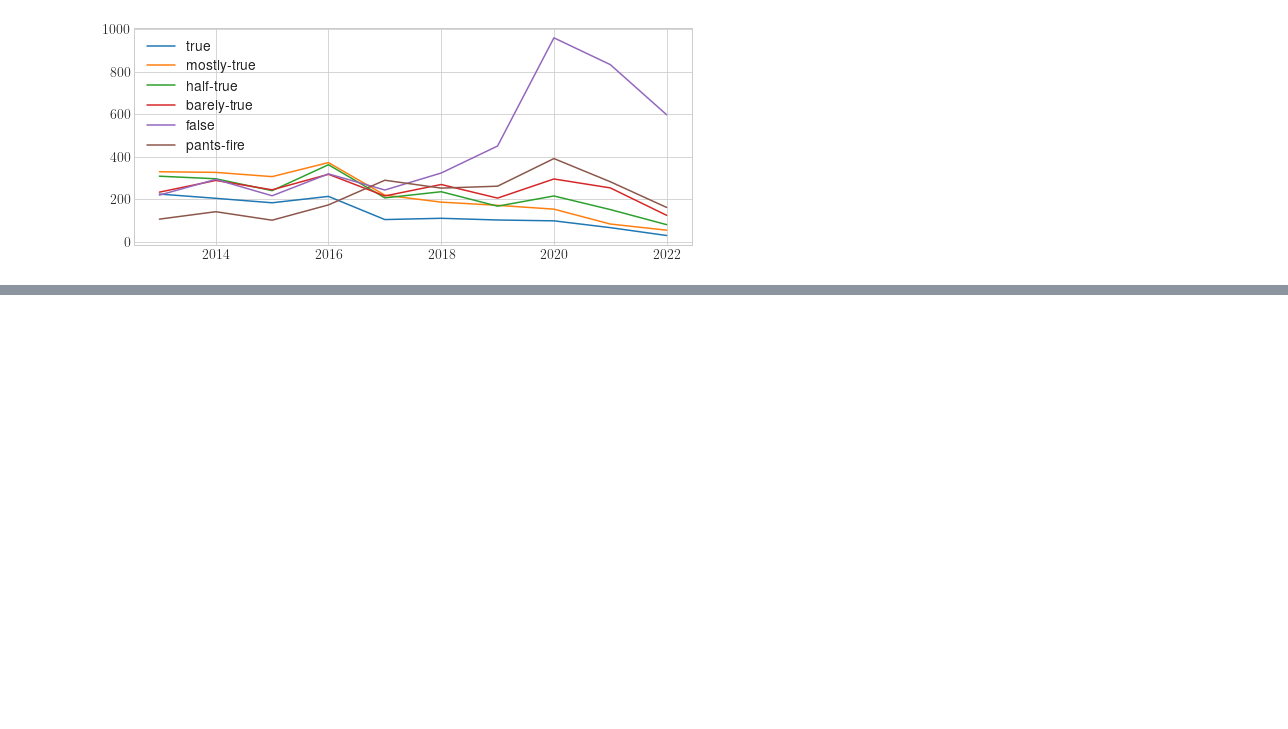
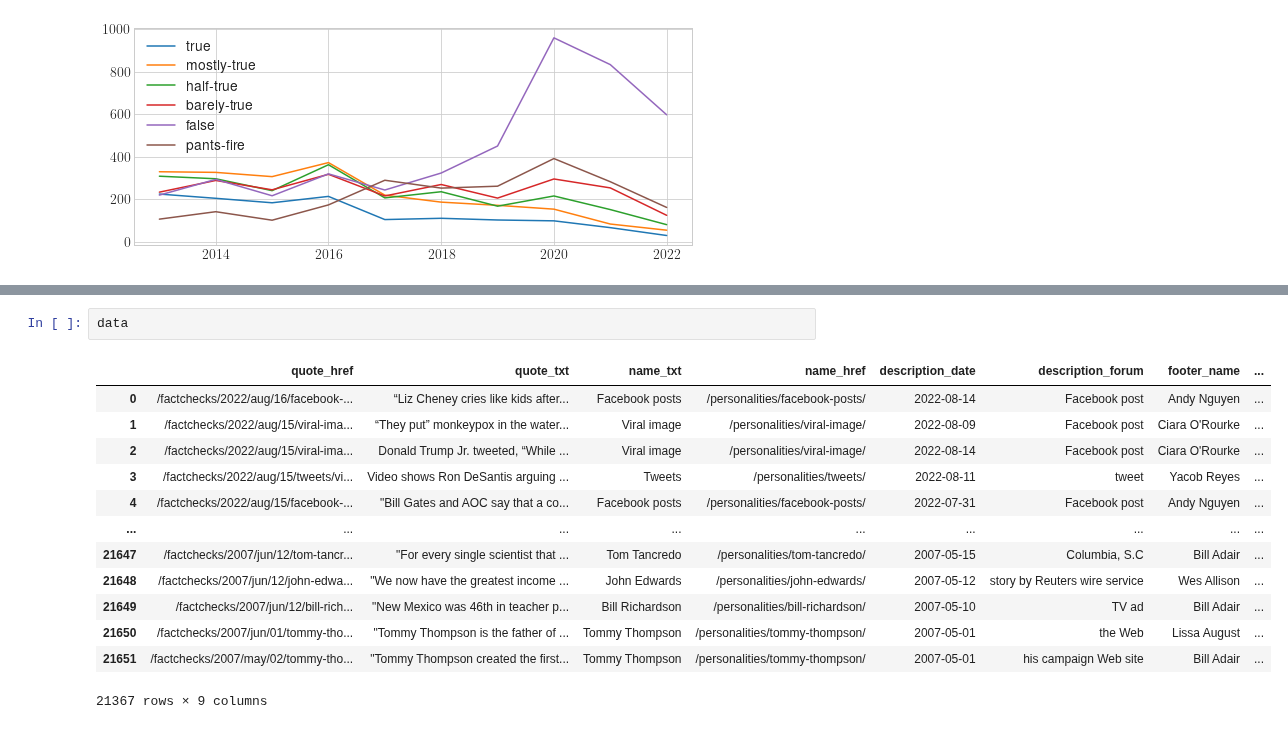
Before and after one commit to pgb206/ISDS2022_group7, a Jupyter notebook: project/project.ipynb, the cells around one changed output, grey strips where cells are left out. Saved outputs shown, nothing was run; the diff lists cells and outputs as text; blank space fills up the shorter version.

```diff
--- a/project/project.ipynb
+++ b/project/project.ipynb
@@ -615,0 +635,16 @@ df_cat.T.iloc[-10:, :].plot()
+# %%
+data
+# %% [output]
+|  | quote_href | quote_txt | name_txt | name_href | description_date | description_forum | footer_name | ... |
+| 0 | /factchecks/2022/aug/16/facebook-... | “Liz Cheney cries like kids after... | Facebook posts | /personalities/facebook-posts/ | 2022-08-14 | Facebook post | Andy Nguyen | ... |
+| 1 | /factchecks/2022/aug/15/viral-ima... | “They put” monkeypox in the water... | Viral image | /personalities/viral-image/ | 2022-08-09 | Facebook post | Ciara O'Rourke | ... |
+| 2 | /factchecks/2022/aug/15/viral-ima... | Donald Trump Jr. tweeted, “While ... | Viral image | /personalities/viral-image/ | 2022-08-14 | Facebook post | Ciara O'Rourke | ... |
+| 3 | /factchecks/2022/aug/15/tweets/vi... | Video shows Ron DeSantis arguing ... | Tweets | /personalities/tweets/ | 2022-08-11 | tweet | Yacob Reyes | ... |
+| 4 | /factchecks/2022/aug/15/facebook-... | "Bill Gates and AOC say that a co... | Facebook posts | /personalities/facebook-posts/ | 2022-07-31 | Facebook post | Andy Nguyen | ... |
+| ... | ... | ... | ... | ... | ... | ... | ... | ... |
+| 21647 | /factchecks/2007/jun/12/tom-tancr... | "For every single scientist that ... | Tom Tancredo | /personalities/tom-tancredo/ | 2007-05-15 | Columbia, S.C | Bill Adair | ... |
+| 21648 | /factchecks/2007/jun/12/john-edwa... | "We now have the greatest income ... | John Edwards | /personalities/john-edwards/ | 2007-05-12 | story by Reuters wire service | Wes Allison | ... |
+| 21649 | /factchecks/2007/jun/12/bill-rich... | "New Mexico was 46th in teacher p... | Bill Richardson | /personalities/bill-richardson/ | 2007-05-10 | TV ad | Bill Adair | ... |
+| 21650 | /factchecks/2007/jun/01/tommy-tho... | "Tommy Thompson is the father of ... | Tommy Thompson | /personalities/tommy-thompson/ | 2007-05-01 | the Web | Lissa August | ... |
+| 21651 | /factchecks/2007/may/02/tommy-tho... | "Tommy Thompson created the first... | Tommy Thompson | /personalities/tommy-thompson/ | 2007-05-01 | his campaign Web site | Bill Adair | ... |
+21367 rows × 9 columns
```
Also changed, not shown: parts of 4 cells of this notebook.
